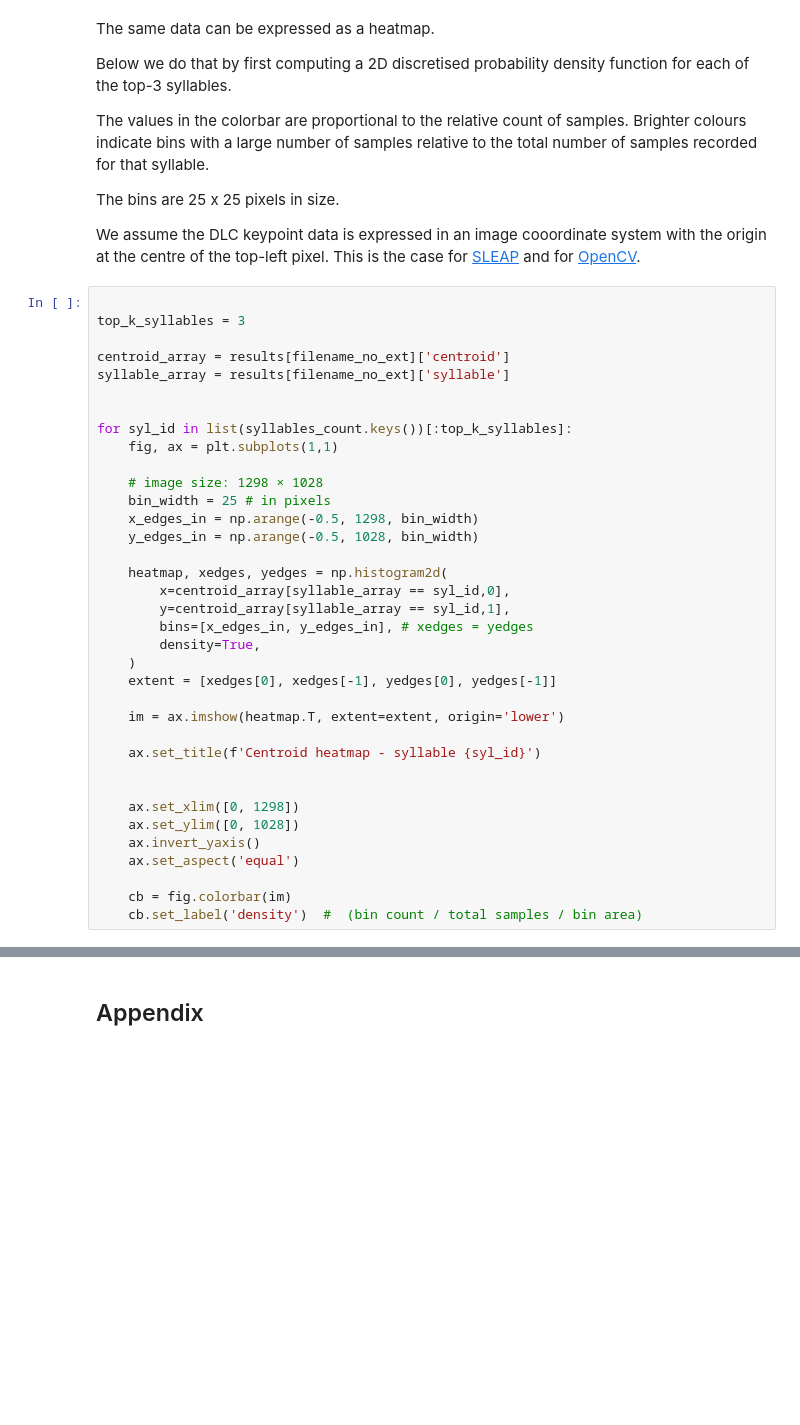
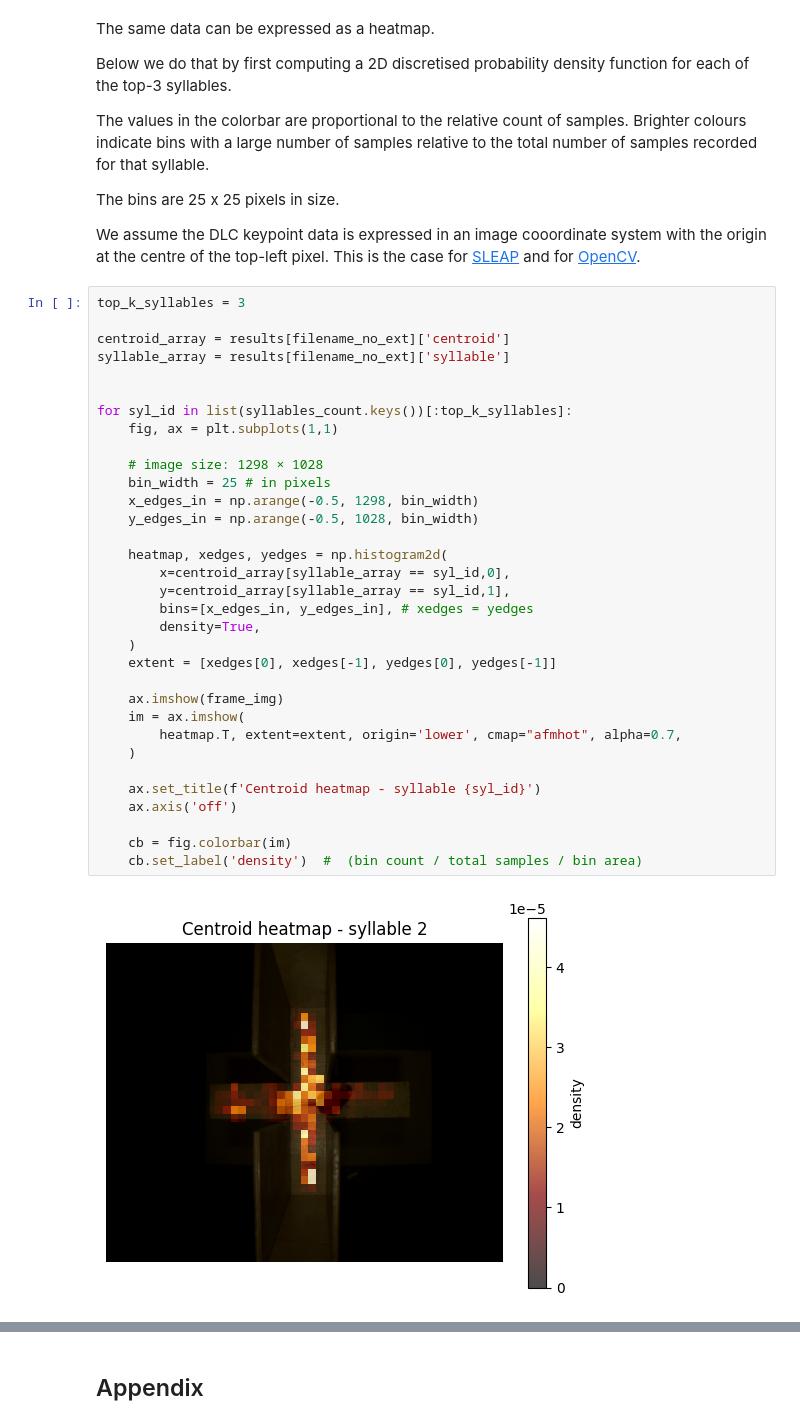
Before and after one commit to neuroinformatics-unit/course-behavioural-analysis, a Jupyter notebook: notebooks/EPM_syllables.ipynb, the cells around one changed output, grey strips where cells are left out. Drawn from its saved outputs; the diff is of its cells as text; blank space fills up the shorter version.

```diff
--- a/notebooks/EPM_syllables.ipynb
+++ b/notebooks/EPM_syllables.ipynb
@@ -357,38 +466,37 @@ The bins are 25 x 25 pixels in size.
 We assume the DLC keypoint data is expressed in an image cooordinate system with the origin at the centre of the top-left pixel.
 This is the case for [SLEAP](https://github.com/talmolab/sleap/discussions/1640#discussioncomment-7867277) and for [OpenCV](https://answers.opencv.org/question/35111/origin-pixel-in-the-image-coordinate-system-in-opencv/).
 # %%
-
 top_k_syllables = 3
 
 centroid_array = results[filename_no_ext]['centroid']
 syllable_array = results[filename_no_ext]['syllable']
 
 
 for syl_id in list(syllables_count.keys())[:top_k_syllables]:
     fig, ax = plt.subplots(1,1)
 
     # image size: 1298 × 1028
     bin_width = 25 # in pixels
     x_edges_in = np.arange(-0.5, 1298, bin_width)
     y_edges_in = np.arange(-0.5, 1028, bin_width)
 
     heatmap, xedges, yedges = np.histogram2d(
         x=centroid_array[syllable_array == syl_id,0],
         y=centroid_array[syllable_array == syl_id,1],
         bins=[x_edges_in, y_edges_in], # xedges = yedges
         density=True,
     )
     extent = [xedges[0], xedges[-1], yedges[0], yedges[-1]]
 
-    im = ax.imshow(heatmap.T, extent=extent, origin='lower')
+    ax.imshow(frame_img)
+    im = ax.imshow(
+        heatmap.T, extent=extent, origin='lower', cmap="afmhot", alpha=0.7,
+    )
 
     ax.set_title(f'Centroid heatmap - syllable {syl_id}')
-
-
-    ax.set_xlim([0, 1298])
-    ax.set_ylim([0, 1028])
-    ax.invert_yaxis()
-    ax.set_aspect('equal')
+    ax.axis('off')
 
     cb = fig.colorbar(im)
     cb.set_label('density')  #  (bin count / total samples / bin area)
+# %% [output]
+[figure, added]
```
Also changed, not shown: parts of 17 cells of this notebook.
